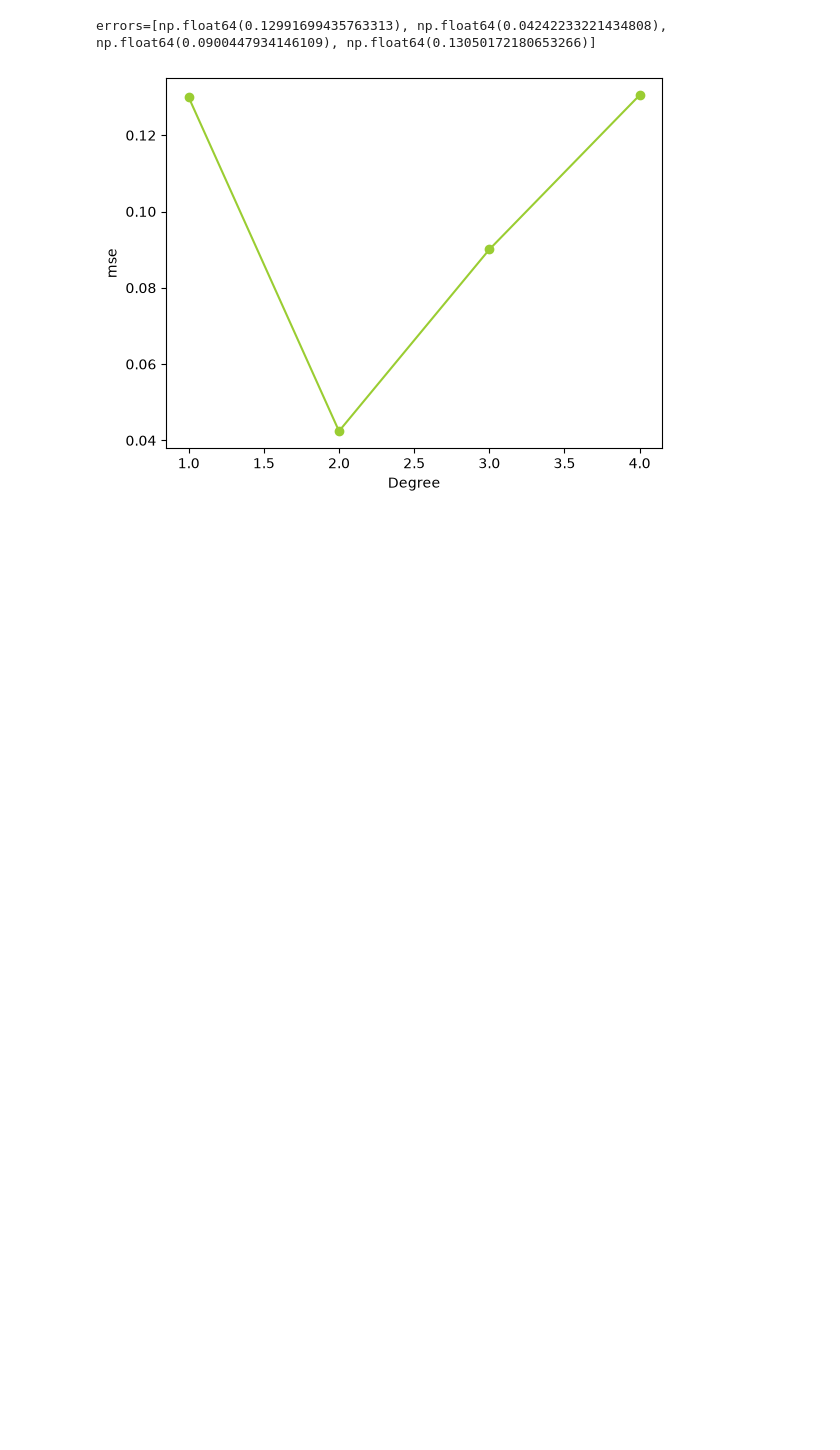
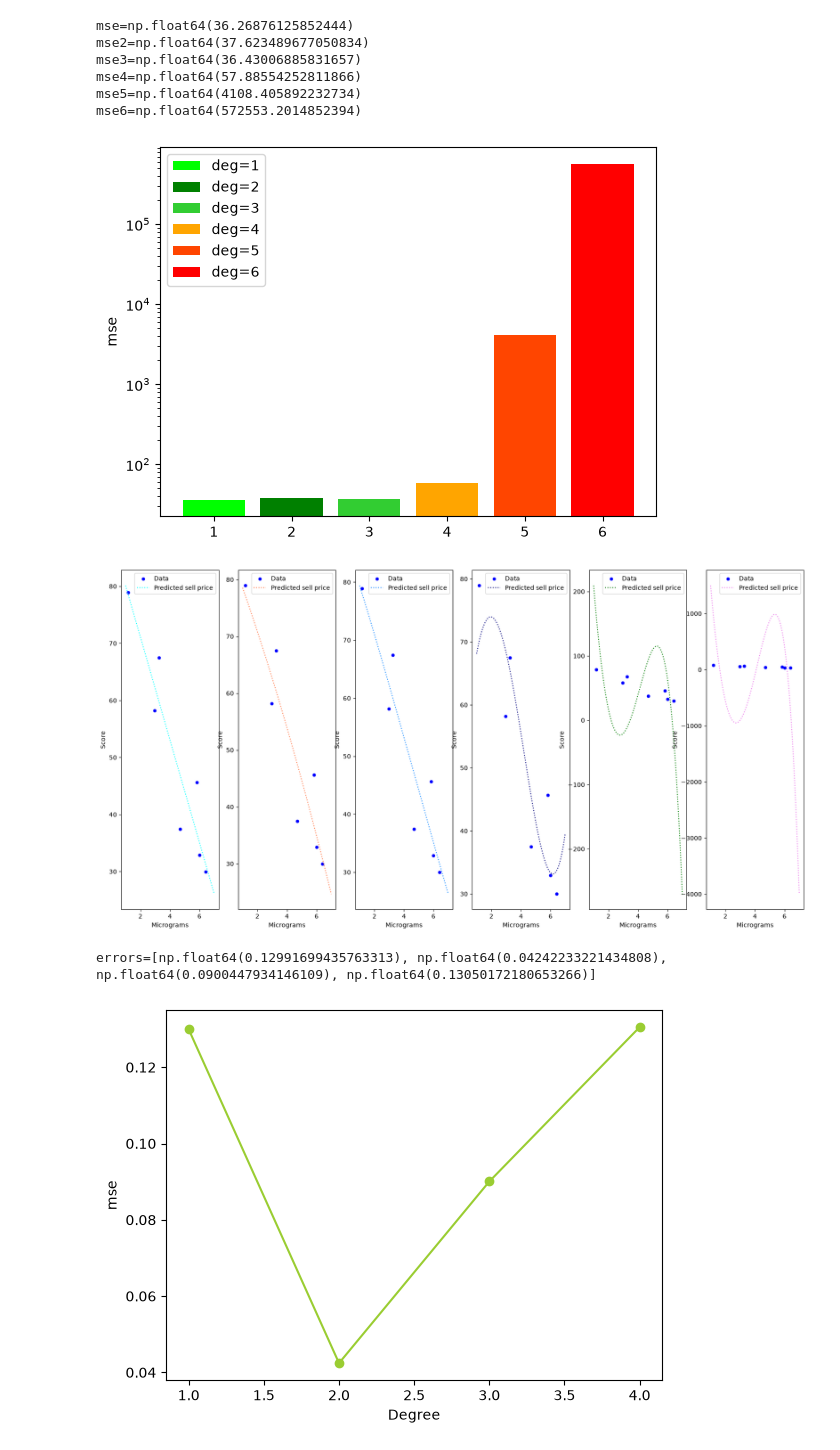
Before and after one commit to Pachiderms/bootcamp_ml, a Jupyter notebook: notebooks/notebook_module07.ipynb, the cells around one changed output. Drawn from its saved outputs; the diff is of its cells as text; code cells hidden in the pictures; blank space fills up the shorter version.

```diff
--- a/notebooks/notebook_module07.ipynb
+++ b/notebooks/notebook_module07.ipynb
@@ -214,4 +248,13 @@ axs[1].plot(continuous_x, y_hat, color='orange')
 # %%
+def fit_zscore(x):
+    mean = np.mean(x, axis=0)
+    std = np.std(x, axis=0)
+    std[std == 0] = 1
+    return (x - mean) / std, mean, std
+
+def transform_zscore(x, mean, std):
+    return (x - mean) / std
+
 df = pd.read_csv("../attachments/are_blue_pills_magics.csv")
 x = np.array(df[["Micrograms"]])
 y = np.array(df[["Score"]])
@@ -229,12 +272,12 @@ x4 = add_polynomial_features(x, 4)
 x5 = add_polynomial_features(x, 5)
 x6 = add_polynomial_features(x, 6)
 
-x_norm = zscore(x)
-x2_norm = zscore(x2)
-x3_norm = zscore(x3)
-x4_norm = zscore(x4)
-x5_norm = zscore(x5)
-x6_norm = zscore(x6)
+x_norm, mean1, std1 = fit_zscore(x)
+x2_norm, mean2, std2 = fit_zscore(x2)
+x3_norm, mean3, std3 = fit_zscore(x3)
+x4_norm, mean4, std4 = fit_zscore(x4)
+x5_norm, mean5, std5 = fit_zscore(x5)
+x6_norm, mean6, std6 = fit_zscore(x6)
 
 lr1 = MyLR(theta1, alpha=5.5e-4, max_iter=50000).fit_(x_norm, y)
 lr2 = MyLR(theta2, alpha=5.5e-4, max_iter=50000).fit_(x2_norm, y)
@@ -292,12 +335,12 @@ x_plot_4 = add_polynomial_features(continuous_x, 4)
 x_plot_5 = add_polynomial_features(continuous_x, 5)
 x_plot_6 = add_polynomial_features(continuous_x, 6)
 
-x_plotnorm = zscore(x_plot)
-x2_plotnorm = zscore(x_plot_2)
-x3_plotnorm = zscore(x_plot_3)
-x4_plotnorm = zscore(x_plot_4)
-x5_plotnorm = zscore(x_plot_5)
-x6_plotnorm = zscore(x_plot_6)
+x_plotnorm = transform_zscore(x_plot, mean1, std1)
+x2_plotnorm = transform_zscore(x_plot_2, mean2, std2)
+x3_plotnorm = transform_zscore(x_plot_3, mean3, std3)
+x4_plotnorm = transform_zscore(x_plot_4, mean4, std4)
+x5_plotnorm = transform_zscore(x_plot_5, mean5, std5)
+x6_plotnorm = transform_zscore(x_plot_6, mean6, std6)
 
 y_hat = lr1.predict_(x_plotnorm)
 y_hat2 = lr2.predict_(x2_plotnorm)
@@ -318,33 +361,42 @@ plotter.plot(continuous_x, y_hat, param_dict={
     'color':'cyan',
     'linestyle':'dotted',
     'label':'Predicted sell price'
 })
 plotter.plot(continuous_x, y_hat2, param_dict={
     'color':'coral',
     'linestyle':'dotted',
     'label':'Predicted sell price'
 }, ax_id=1)
 plotter.plot(continuous_x, y_hat3, param_dict={
     'color':'dodgerblue',
     'linestyle':'dotted',
     'label':'Predicted sell price'
 }, ax_id=2)
 plotter.plot(continuous_x, y_hat4, param_dict={
     'color':'navy',
     'linestyle':'dotted',
     'label':'Predicted sell price'
 }, ax_id=3)
 plotter.plot(continuous_x, y_hat5, param_dict={
     'color':'green',
     'linestyle':'dotted',
     'label':'Predicted sell price'
 }, ax_id=4)
 
 plotter.plot(continuous_x, y_hat6, param_dict={
     'color':'violet',
     'linestyle':'dotted',
     'label':'Predicted sell price'
 }, ax_id=5)
+# %% [output]
+mse=np.float64(36.26876125852444)
+mse2=np.float64(37.623489677050834)
+mse3=np.float64(36.43006885831657)
+mse4=np.float64(57.88554252811866)
+mse5=np.float64(4108.405892232734)
+mse6=np.float64(572553.2014852394)
+[figure, added]
+[figure, added]
 # %%
 from src.space_avocado import split_set
 import matplotlib.pyplot as plt
```
Also changed, not shown: parts of 6 cells of this notebook, 25 other files.
